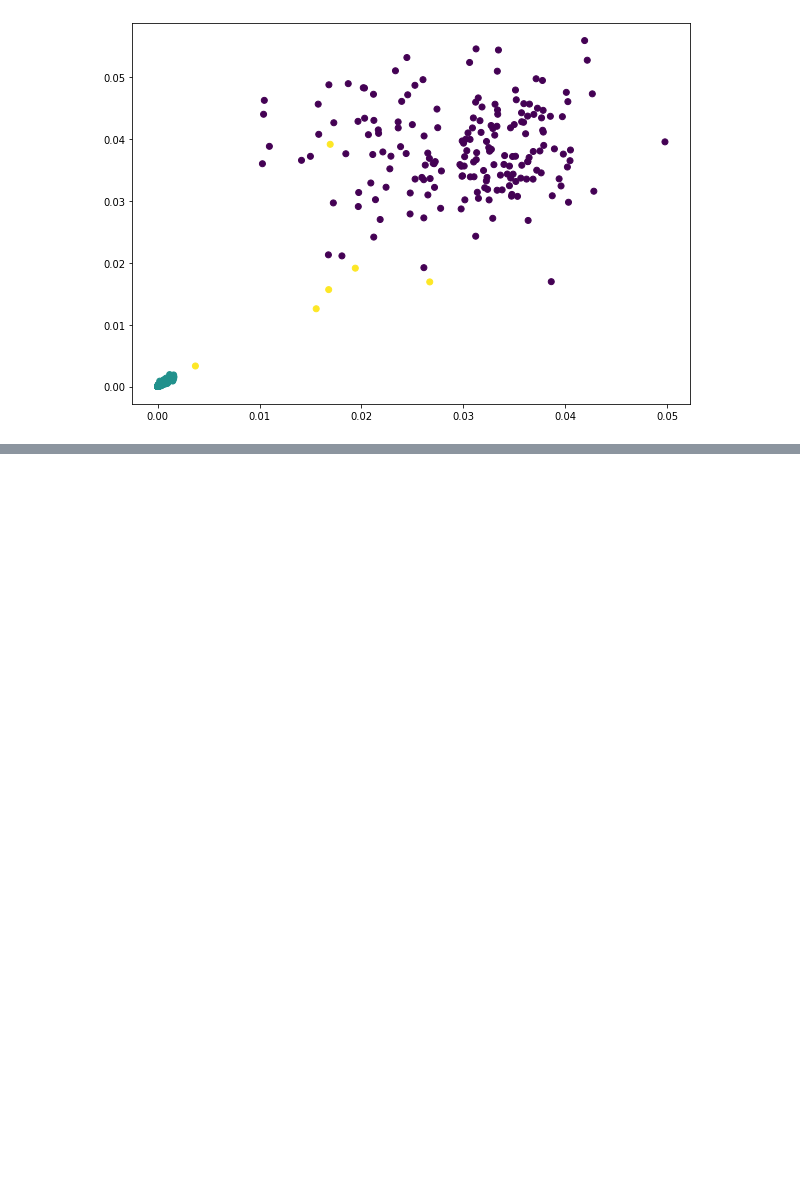
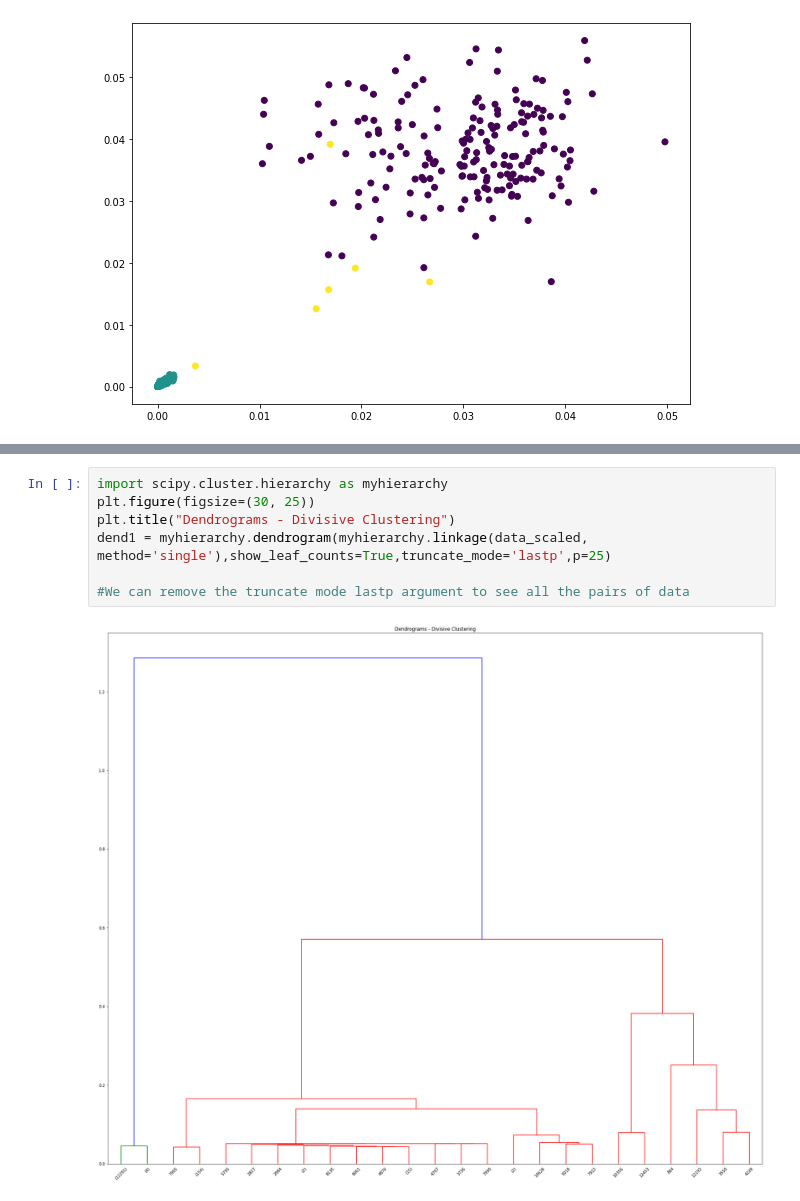
Before and after one commit to bachinaram/DataAnalytics1, a Jupyter notebook: DA1_assignment1q2.ipynb, the cells around one changed output, grey strips where cells are left out. Saved outputs shown, nothing was run; the diff lists cells and outputs as text; blank space fills up the shorter version.

```diff
--- a/DA1_assignment1q2.ipynb
+++ b/DA1_assignment1q2.ipynb
@@ -553,3 +555,12 @@ plt.scatter(data_scaled['Vision'], data_scaled['Balance'], c=kmeans.labels_, cma
 # %% [output]
 <matplotlib.collections.PathCollection at 0x...>
 [figure]
+# %%
+import scipy.cluster.hierarchy as myhierarchy
+plt.figure(figsize=(30, 25))
+plt.title("Dendrograms - Divisive Clustering")
+dend1 = myhierarchy.dendrogram(myhierarchy.linkage(data_scaled, method='single'),show_leaf_counts=True,truncate_mode='lastp',p=25)
+
+#We can remove the truncate mode lastp argument to see all the pairs of data
+# %% [output]
+[figure, added]
```
Also changed, not shown: parts of 1 cell of this notebook.
